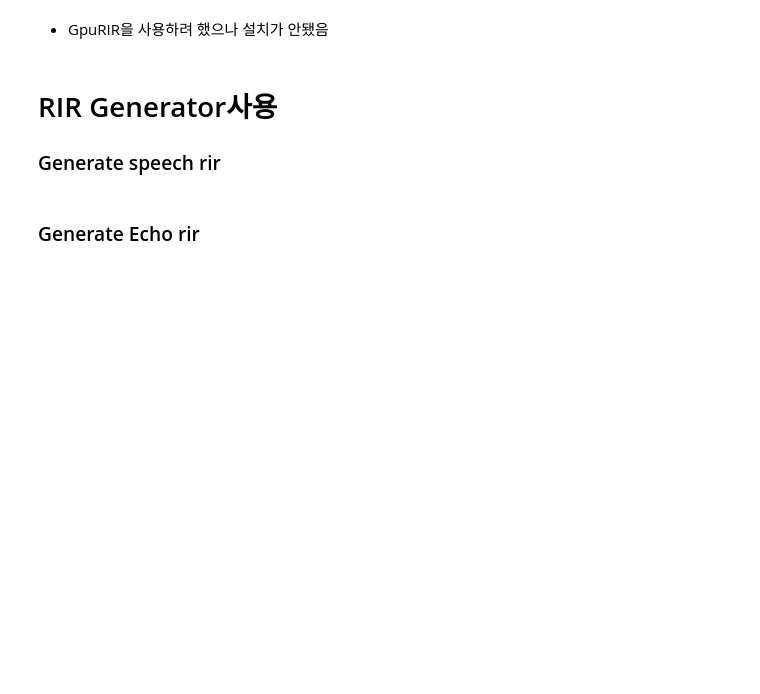
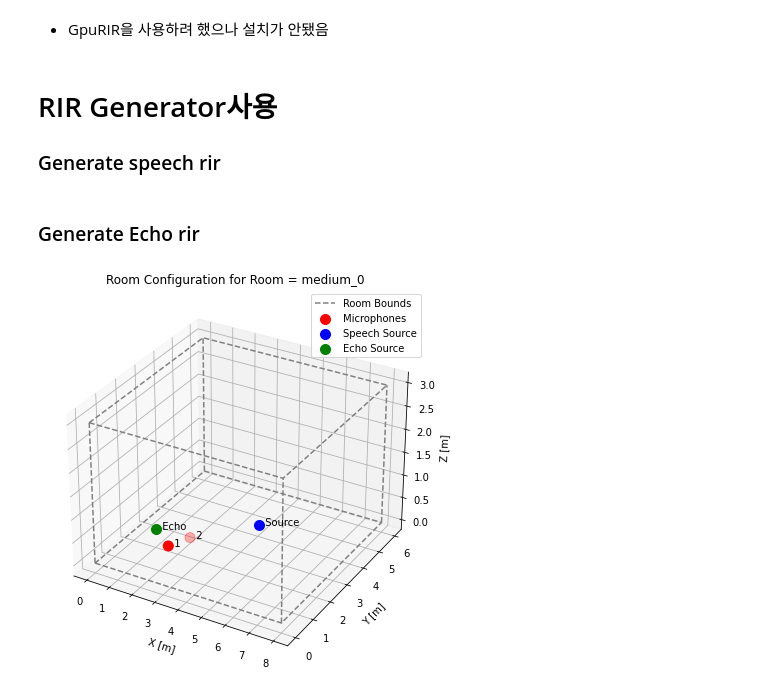
Before and after one commit to woosook0127/Speex_AEC_py, a Jupyter notebook: code/generate_rir.ipynb, the cells around one changed output. Drawn from its saved outputs; the diff is of its cells as text; code cells hidden in the pictures; blank space fills up the shorter version.

Commit message:
2024-09-24 Add visualize part of RIR situation

```diff
--- a/code/generate_rir.ipynb
+++ b/code/generate_rir.ipynb
@@ -242,3 +242,94 @@ if __name__ == "__main__":
     # for room in rooms:
     #     for T60 in rt_list:
     #         main(room, rooms[room], T60, root_dir)
+# %%
+import numpy as np
+import matplotlib.pyplot as plt
+import math
+
+def plot_room_setup(key, room_sz, mic_array, pos_src):
+    fig = plt.figure(figsize=(10, 7))
+    ax = fig.add_subplot(111, projection='3d')
+
+    # Plot the room as a wireframe (Cuboid)
+    ax.plot([0, room_sz[0], room_sz[0], 0, 0],
+            [0, 0, room_sz[1], room_sz[1], 0],
+            [0, 0, 0, 0, 0], color="gray", linestyle='--', label="Room Bounds")
+
+    ax.plot([0, room_sz[0], room_sz[0], 0, 0],
+            [0, 0, room_sz[1], room_sz[1], 0],
+            [room_sz[2], room_sz[2], room_sz[2], room_sz[2], room_sz[2]], color="gray", linestyle='--')
+
+    ax.plot([0, 0], [0, 0], [0, room_sz[2]], color="gray", linestyle='--')
+    ax.plot([room_sz[0], room_sz[0]], [0, 0], [0, room_sz[2]], color="gray", linestyle='--')
+    ax.plot([room_sz[0], room_sz[0]], [room_sz[1], room_sz[1]], [0, room_sz[2]], color="gray", linestyle='--')
+    ax.plot([0, 0], [room_sz[1], room_sz[1]], [0, room_sz[2]], color="gray", linestyle='--')
+
+    # Plot the microphone array
+    mic_x = mic_array[:, 0]
+    mic_y = mic_array[:, 1]
+    mic_z = mic_array[:, 2]
+
+    ax.scatter(mic_x, mic_y, mic_z, color='red', s=100, label='Microphones')
+
+    # Plot the sound source position
+    ax.scatter(pos_src[0], pos_src[1], pos_src[2], color='blue', s=100, label='Speech Source')
+
+    # Annotate the positions of microphones and source
+    ax.text(mic_x[0], mic_y[0], mic_z[0], '  1', color='black')
+    ax.text(mic_x[1], mic_y[1], mic_z[1], '  2', color='black')
+    ax.text(pos_src[0], pos_src[1], pos_src[2], '  Source', color='black')
+
+    scaling = 4
+    deg_60 = math.pi / 3
+    mic_1 = np.array([2.0, 1.5, 0.15])
+    d = 0.08 * scaling
+    mic_2 = mic_1 + np.array([d * math.cos(deg_60*2.5), d * math.sin(deg_60*2.5), 0])
+    mic_array = np.array([
+        [mic_1[0], mic_1[1], mic_1[2]],
+        [mic_2[0], mic_2[1], mic_2[2]],
+    ])
+
+    # Generate a random position for the sound source
+    d_echo = 0.3*scaling
+    echos = mic_1 + np.array([d_echo*math.cos(deg_60*2.5), d_echo*math.sin(deg_60*2.5), 0])
+
+    ax.text(echos[0], echos[1], echos[2], '  Echo', color='black')
+    ax.scatter(echos[0], echos[1], echos[2], color='green', s=100, label='Echo Source')
+    # Set labels
+    ax.set_xlabel('X [m]')
+    ax.set_ylabel('Y [m]')
+    ax.set_zlabel('Z [m]')
+    ax.set_title(f"Room Configuration for Room = {key}")
+
+    ax.legend()
+    plt.show()
+
+# Simulating room and microphone setup
+def main(key, room_sz):
+    deg_60 = math.pi / 3
+    mic_1 = np.array([2.0, 1.5, 0.15])
+    d = 0.8
+    mic_2 = mic_1 + np.array([d * math.cos(deg_60), d * math.sin(deg_60), 0])
+    mic_array = np.array([
+        [mic_1[0], mic_1[1], mic_1[2]],
+        [mic_2[0], mic_2[1], mic_2[2]],
+    ])
+
+    # Generate a random position for the sound source
+    x = np.random.uniform(low=0.3, high=room_sz[0] - 0.3)
+    y = np.random.uniform(low=0.3, high=room_sz[1] - 0.3)
+    z = np.random.uniform(low=1.0, high=1.5)
+    pos_src = np.array([x, y, z])  # Source position [m]
+
+    # Plot the room configuration
+    plot_room_setup(key, room_sz, mic_array, pos_src)
+
+if __name__ == "__main__":
+    rooms = {
+        'medium_0': [8, 6, 3],
+    }
+    for key, room_sz in rooms.items():
+        main(key, room_sz)
+# %% [output]
+[figure, added]
```
Also changed, not shown: parts of 1 cell of this notebook.
